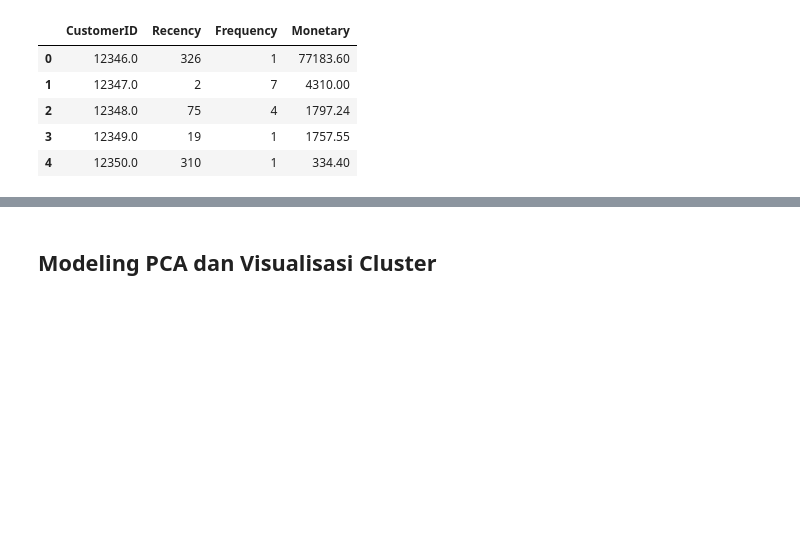
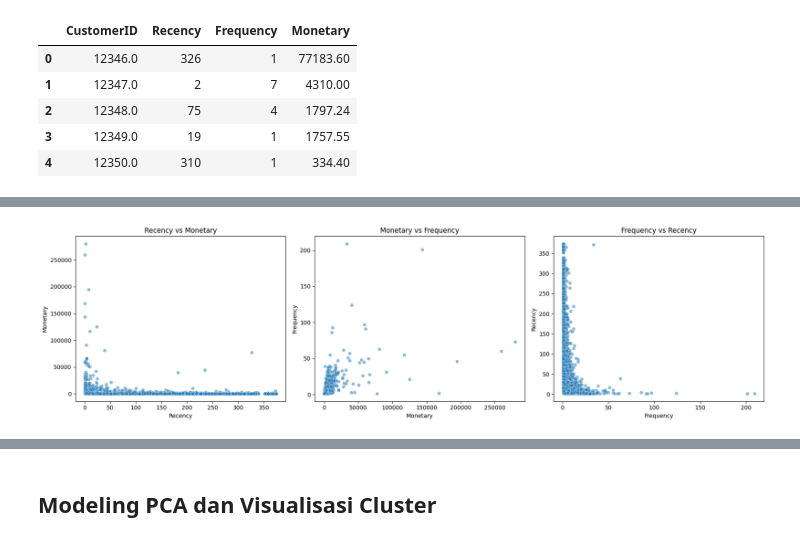
Before and after one commit to isyraffajar/Capstone-Asah, a Jupyter notebook: CustomerSegmentation.ipynb, the cells around one changed output, grey strips where cells are left out. Cells and saved outputs as stored; diff of their text form; code cells hidden in the pictures; blank space fills up the shorter version.

```diff
--- a/CustomerSegmentation.ipynb
+++ b/CustomerSegmentation.ipynb
@@ -228,0 +313,22 @@ rfm.head()
+# %%
+plt.figure(figsize=(18,5))
+
+# 1. Recency vs Monetary
+plt.subplot(1,3,1)
+sns.scatterplot(data=rfm, x='Recency', y='Monetary', alpha=0.5)
+plt.title("Recency vs Monetary")
+
+# 2. Monetary vs Frequency
+plt.subplot(1,3,2)
+sns.scatterplot(data=rfm, x='Monetary', y='Frequency', alpha=0.5)
+plt.title("Monetary vs Frequency")
+
+# 3. Frequency vs Recency
+plt.subplot(1,3,3)
+sns.scatterplot(data=rfm, x='Frequency', y='Recency', alpha=0.5)
+plt.title("Frequency vs Recency")
+
+plt.tight_layout()
+plt.show()
+# %% [output]
+[figure, added]
```
Also changed, not shown: parts of 6 cells of this notebook.
